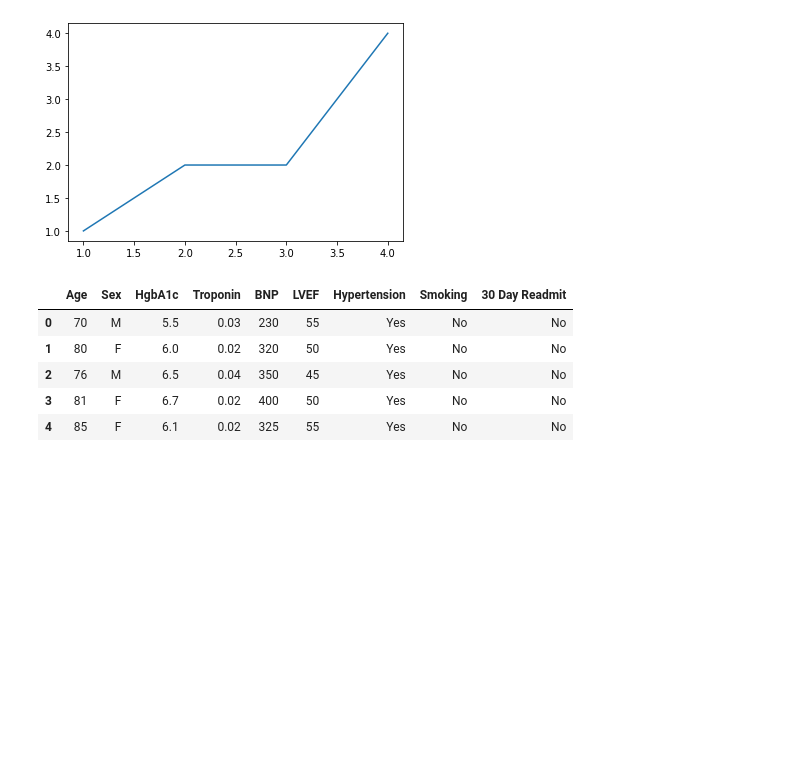
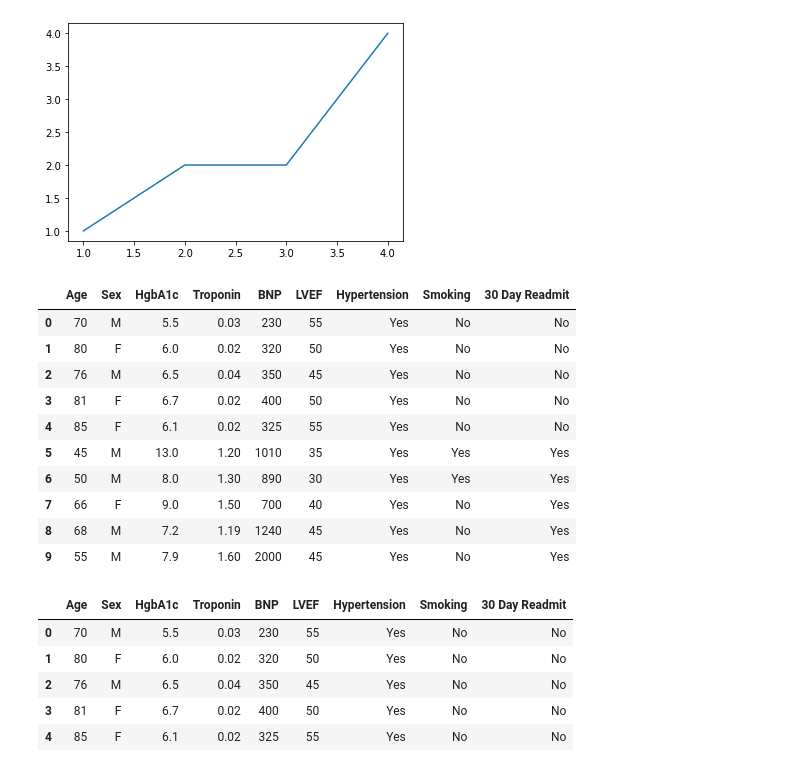
Before and after one commit to garychumd/gary-basic-2, a Jupyter notebook: Basic Gary 2.ipynb, the cells around one changed output. Cells and saved outputs as stored; diff of their text form; code cells hidden in the pictures; blank space fills up the shorter version.

```diff
--- a/Basic Gary 2.ipynb
+++ b/Basic Gary 2.ipynb
@@ -26,10 +26,24 @@ plt.show()
 import pandas as pd
 #import Pandas library. assign it as pd
 # %%
+import pandas as pd
 UpLoadFile = 'C:/Users/Gary Chu/Sample.csv'
 df = pd.read_csv(UpLoadFile)
 # load the Sample comma separated value faile.  make sure it's in right directory. Make sure to use / and not \
 # the file is called df
+df
+# %% [output]
+|  | Age | Sex | HgbA1c | Troponin | BNP | LVEF | Hypertension | Smoking | 30 Day Readmit |
+| 0 | 70 | M | 5.5 | 0.03 | 230 | 55 | Yes | No | No |
+| 1 | 80 | F | 6.0 | 0.02 | 320 | 50 | Yes | No | No |
+| 2 | 76 | M | 6.5 | 0.04 | 350 | 45 | Yes | No | No |
+| 3 | 81 | F | 6.7 | 0.02 | 400 | 50 | Yes | No | No |
+| 4 | 85 | F | 6.1 | 0.02 | 325 | 55 | Yes | No | No |
+| 5 | 45 | M | 13.0 | 1.20 | 1010 | 35 | Yes | Yes | Yes |
+| 6 | 50 | M | 8.0 | 1.30 | 890 | 30 | Yes | Yes | Yes |
+| 7 | 66 | F | 9.0 | 1.50 | 700 | 40 | Yes | No | Yes |
+| 8 | 68 | M | 7.2 | 1.19 | 1240 | 45 | Yes | No | Yes |
+| 9 | 55 | M | 7.9 | 1.60 | 2000 | 45 | Yes | No | Yes |
 # %%
 df.head()
 #show first 5 row
```
Also changed, not shown: parts of 2 cells of this notebook.
